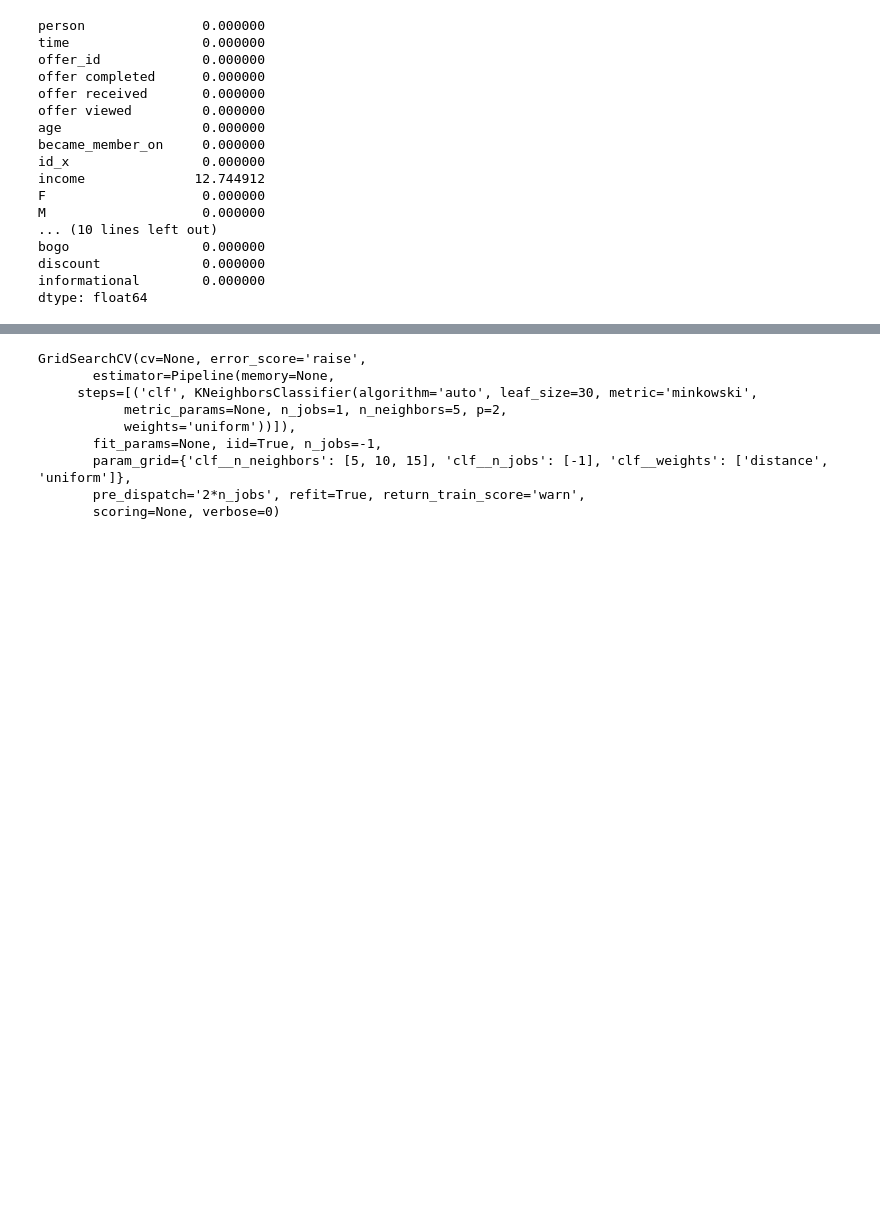
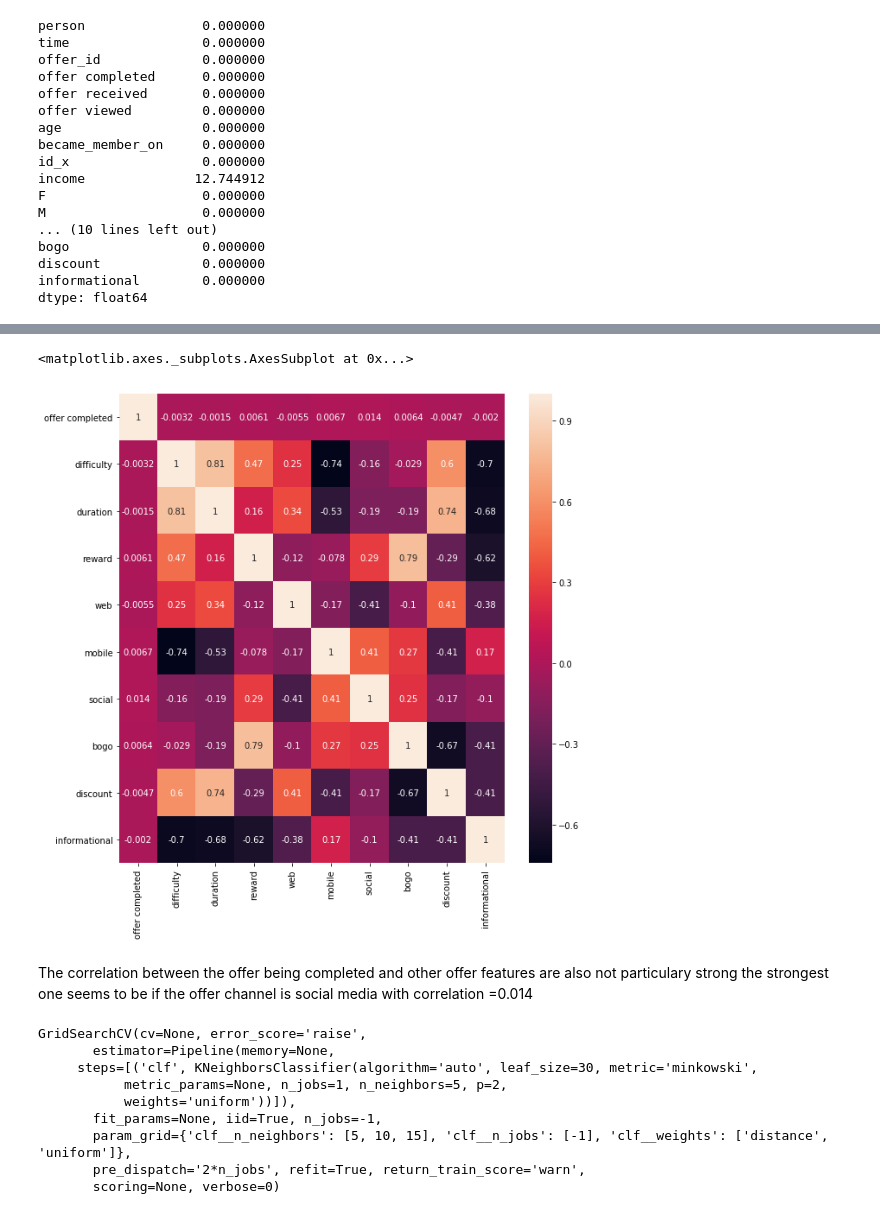
Before and after one commit to youssefmecky96/Starbucks-Model-to-predict-user-response-, a Jupyter notebook: Starbucks_Capstone_notebook.ipynb, the cells around one changed output, grey strips where cells are left out. Saved outputs shown, nothing was run; the diff lists cells and outputs as text; code cells hidden in the pictures; blank space fills up the shorter version.

```diff
--- a/Starbucks_Capstone_notebook.ipynb
+++ b/Starbucks_Capstone_notebook.ipynb
@@ -422,3 +521,15 @@ x_train,x_test,y_train,y_test=train_test_split(X,y,test_size=.25,random_state=42
+# %%
+#emails value is always one so will remove it from here and from the model
+Var_Corr_offer = df[['offer completed','difficulty', 'duration', 'reward',
+       'web', 'mobile', 'social', 'bogo', 'discount', 'informational']].corr()
+# plot the heatmap and annotation on it
+fig, ax = plt.subplots(figsize=(10,10))
+sns.heatmap(Var_Corr_offer, xticklabels=Var_Corr_offer.columns, yticklabels=Var_Corr_offer.columns, annot=True,ax=ax)
+# %% [output]
+<matplotlib.axes._subplots.AxesSubplot at 0x...>
+[figure, added]
+# %% [markdown]
+The correlation between the offer being completed and other offer features are also not particulary strong the strongest one seems to be if the offer channel is social media with correlation =0.014
 # %%
 pipeline = Pipeline(
         [
```
Also changed, not shown: parts of 29 cells of this notebook.
